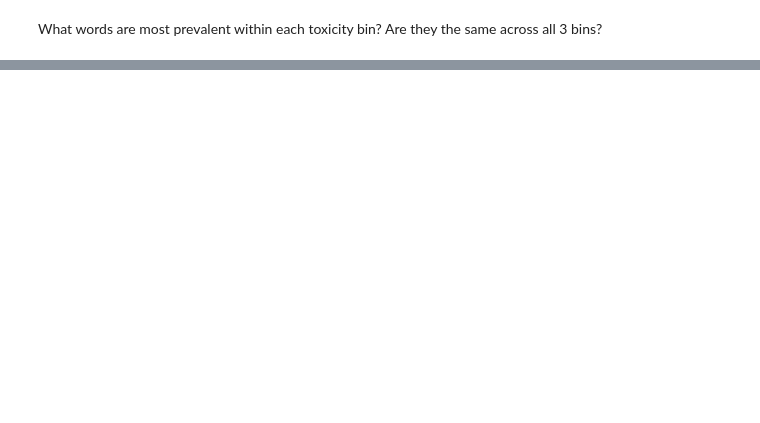
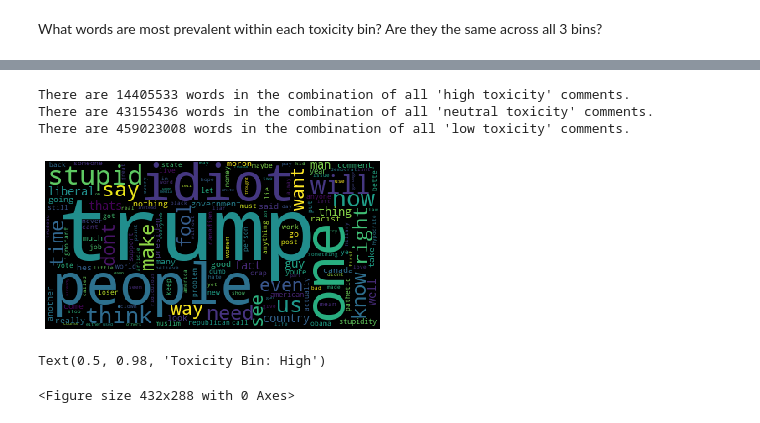
Before and after one commit to Esavoye/Data_Science_Career_Track, a Jupyter notebook: Capstone_1/Code/Capstone_1_EDA.ipynb, the cells around one changed output, grey strips where cells are left out. Cells and saved outputs as stored; diff of their text form; code cells hidden in the pictures; blank space fills up the shorter version.

Commit message:
for review

```diff
--- a/Capstone_1/Code/Capstone_1_EDA.ipynb
+++ b/Capstone_1/Code/Capstone_1_EDA.ipynb
@@ -562,15 +590,3 @@ def cloud(text, title):
 unpickled_df_low = unpickled_df[unpickled_df.Toxicity_Bins == 'Low'].clean_text
 unpickled_df_neutral = unpickled_df[unpickled_df.Toxicity_Bins == 'Neutral'].clean_text
 unpickled_df_high = unpickled_df[unpickled_df.Toxicity_Bins == 'High'].clean_text
-# %%
-# All reviews:
-text = " ".join(comment for comment in unpickled_df_low)
-print ("There are {} words in the combination of all 'low toxicity' comments.".format(len(text)))
-
-# Create and generate a word cloud image:
-wordcloud = WordCloud().generate(text)
-
-# Display the generated image:
-plt.imshow(wordcloud, interpolation='bilinear')
-plt.axis("off")
-plt.show()
@@ -592,0 +593,30 @@ unpickled_df.describe()
+# %%
+# All 'high' reviews:
+text_high = " ".join(comment for comment in unpickled_df_high)
+print ("There are {} words in the combination of all 'high toxicity' comments.".format(len(text_high)))
+
+# All 'neutral' reviews:
+text_neutral = " ".join(comment for comment in unpickled_df_neutral)
+print ("There are {} words in the combination of all 'neutral toxicity' comments.".format(len(text_neutral)))
+
+# All 'low' reviews:
+text_low = " ".join(comment for comment in unpickled_df_low)
+print ("There are {} words in the combination of all 'low toxicity' comments.".format(len(text_low)))
+# %% [output]
+There are 14405533 words in the combination of all 'high toxicity' comments.
+There are 43155436 words in the combination of all 'neutral toxicity' comments.
+There are 459023008 words in the combination of all 'low toxicity' comments.
+# %%
+# set up for word clouds
+def plot_wordcloud(wordcloud):
+    plt.imshow(wordcloud)
+    plt.axis("off")
+    plt.show()
+# %%
+# Create and generate a word cloud image for each bin:
+wordcloud_high = WordCloud().generate(text_high)
+plot_wordcloud(wordcloud_high)
+# %% [output]
+[figure, added]
+Text(0.5, 0.98, 'Toxicity Bin: High')
+<Figure size 432x288 with 0 Axes>
```
Also changed, not shown: parts of 22 cells of this notebook, 1 other file.
